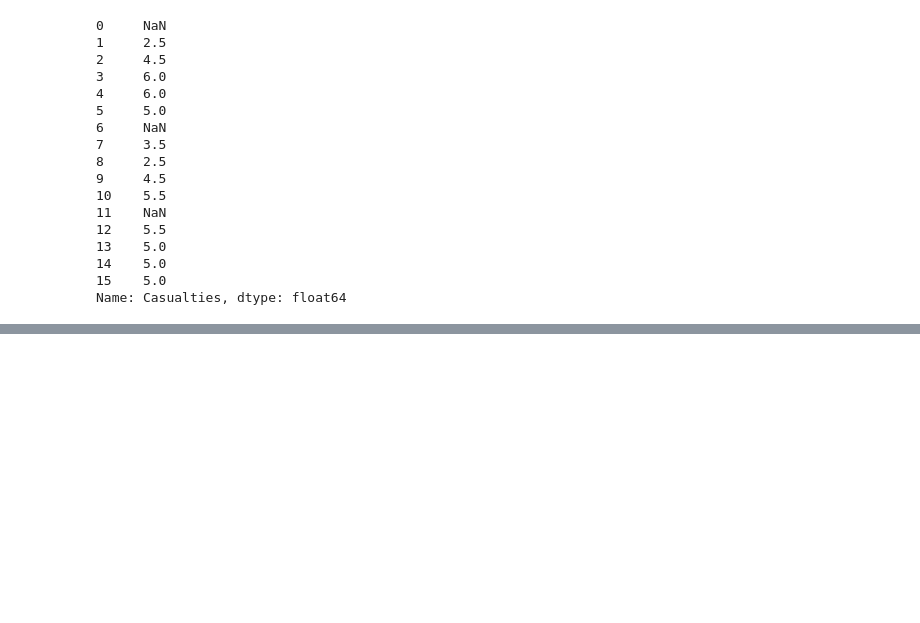
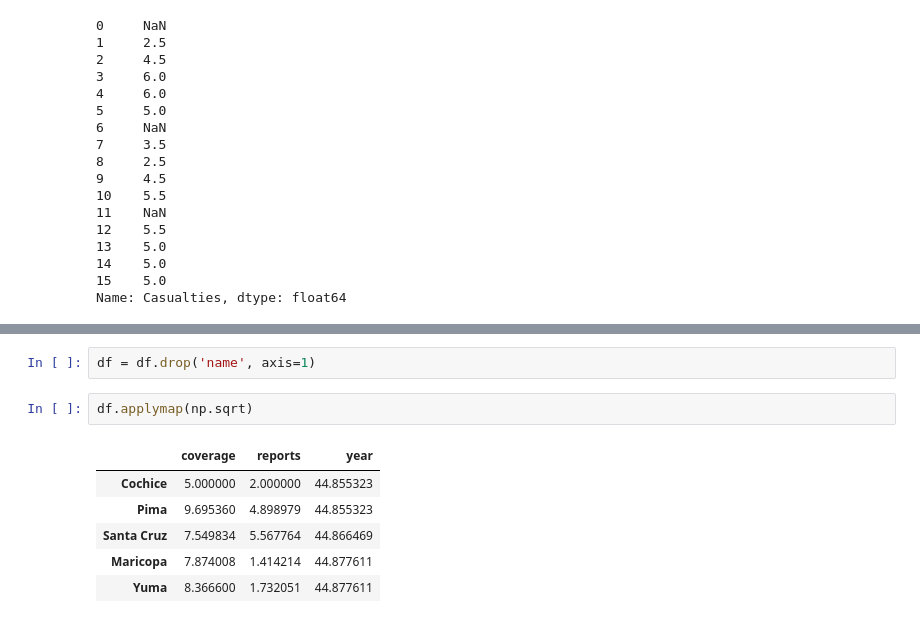
Before and after one commit to fjcamillo/Complete-Pandas-Study, a Jupyter notebook: Pandas Re-Study Part 1.ipynb, the cells around one changed output, grey strips where cells are left out. Saved outputs shown, nothing was run; the diff lists cells and outputs as text; blank space fills up the shorter version.

```diff
--- a/Pandas Re-Study Part 1.ipynb
+++ b/Pandas Re-Study Part 1.ipynb
@@ -2592,0 +2629,11 @@ Name: Casualties, dtype: float64
+# %%
+df = df.drop('name', axis=1)
+# %%
+df.applymap(np.sqrt)
+# %% [output]
+|  | coverage | reports | year |
+| Cochice | 5.000000 | 2.000000 | 44.855323 |
+| Pima | 9.695360 | 4.898979 | 44.855323 |
+| Santa Cruz | 7.549834 | 5.567764 | 44.866469 |
+| Maricopa | 7.874008 | 1.414214 | 44.877611 |
+| Yuma | 8.366600 | 1.732051 | 44.877611 |
```
Also changed, not shown: parts of 6 cells of this notebook.
